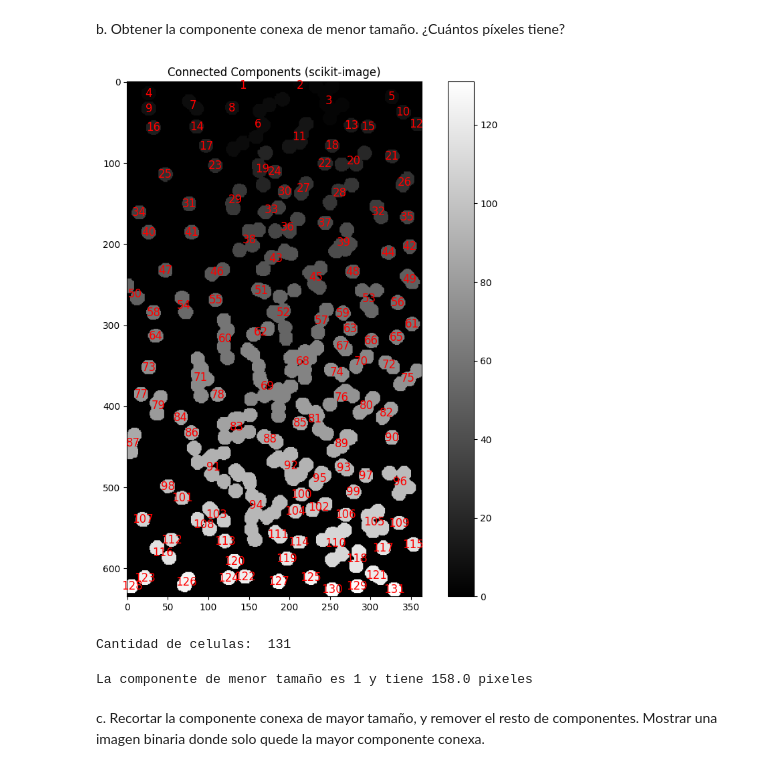
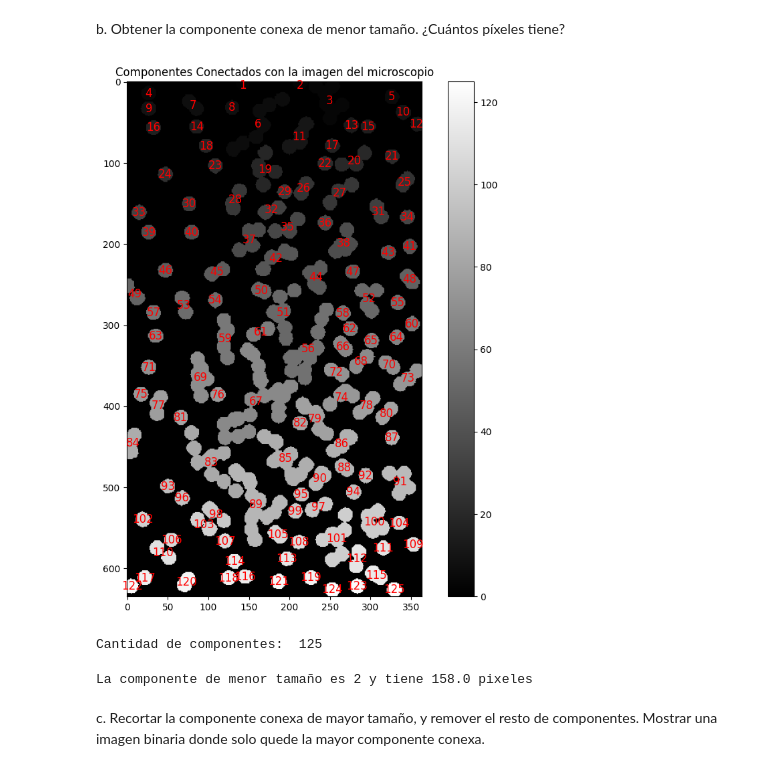
Before and after one commit to DiggsPapu/computer-vision-2, a Jupyter notebook: lab2.ipynb, the cells around one changed output. Drawn from its saved outputs; the diff is of its cells as text; code cells hidden in the pictures.

```diff
--- a/lab2.ipynb
+++ b/lab2.ipynb
@@ -119,30 +119,30 @@ plt.show()
 b. Obtener la componente conexa de menor tamaño. ¿Cuántos píxeles tiene?
 # %%
 # Obtener los objetos con una conectividad de 2
-labels = label(microscopeOpening, connectivity=2)
+labels = label(microscopeWithTh, connectivity=2)
 # Obtener las regiones de los objetos
 regions = regionprops(labels)
 # Visualizar los componentes
 plt.figure(figsize=(10, 10))
-plt.title("Connected Components (scikit-image)")
+plt.title("Componentes Conectados con la imagen del microscopio")
 plt.imshow(labels, cmap='gray')
 for region in regions:
     centroid = region.centroid
     label_num = region.label
     plt.text(centroid[1], centroid[0], str(label_num), color='red', fontsize=12, ha='center', va='center')
 plt.colorbar()
 plt.show()
-print("Cantidad de celulas: ", len(regions))
+print("Cantidad de componentes: ", len(regions))
 # %% [output]
-[figure, old version]
+[figure, new version]
-Cantidad de celulas:  131
+Cantidad de componentes:  125
 # %%
 areas = [region.area for region in regions]
 minimumArea = min(areas)
 smallestComponent = areas.index(minimumArea)
-print(f"La componente de menor tamaño es {smallestComponent} y tiene {minimumArea} pixeles")
+print(f"La componente de menor tamaño es {regions[smallestComponent].label} y tiene {minimumArea} pixeles")
 # %% [output]
-La componente de menor tamaño es 1 y tiene 158.0 pixeles
+La componente de menor tamaño es 2 y tiene 158.0 pixeles
 # %% [markdown]
 c. Recortar la componente conexa de mayor tamaño, y remover el resto de componentes. Mostrar una imagen binaria
 donde solo quede la mayor componente conexa.
```
Also changed, not shown: parts of 6 cells of this notebook.
